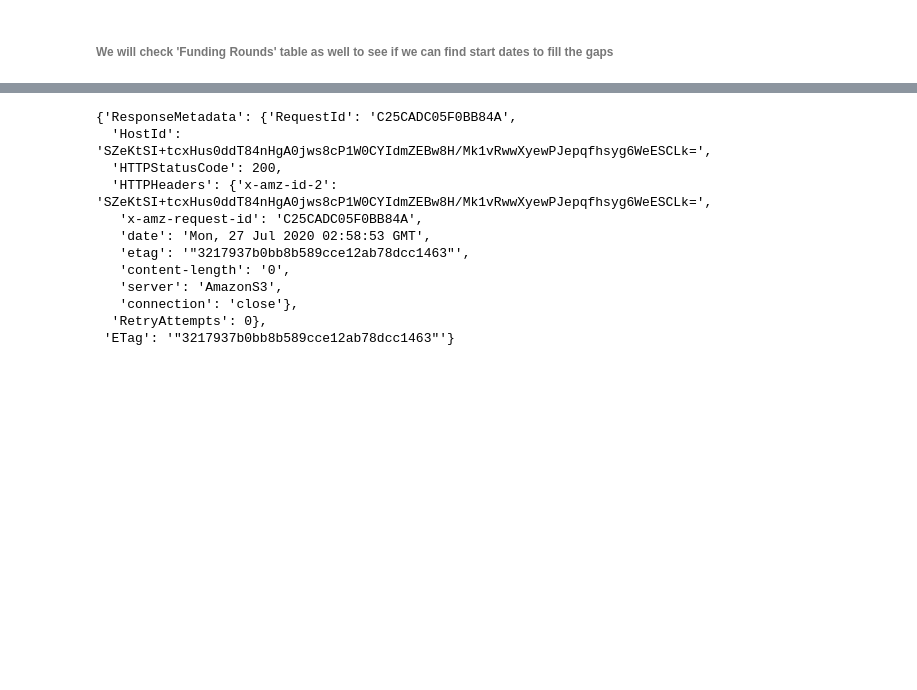
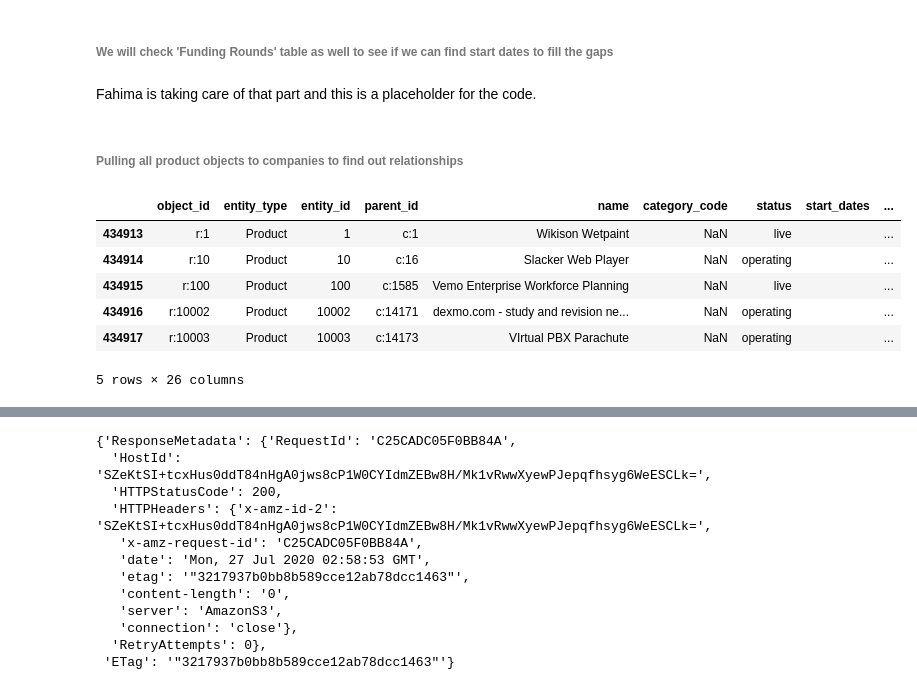
Before and after one commit to PaulIsenberg/FWIP_Venture, a Jupyter notebook: ETL_Winston_copy_transformation.ipynb, the cells around one changed output, grey strips where cells are left out. Cells and saved outputs as stored; diff of their text form; code cells hidden in the pictures; blank space fills up the shorter version.

```diff
--- a/ETL_Winston_copy_transformation.ipynb
+++ b/ETL_Winston_copy_transformation.ipynb
@@ -761,3 +761,17 @@ Similarly, Persons found in 'Relationships' table provide us with information wh
 So far, we have only 91227 records of start dates out of 196553 total records.
 # %% [markdown]
 ###### We will check 'Funding Rounds' table as well to see if we can find start dates to fill the gaps
+# %% [markdown]
+Fahima is taking care of that part and this is a placeholder for the code.
+# %% [markdown]
+###### Pulling all product objects to companies to find out relationships
+# %%
+products_df.head()
+# %% [output]
+|  | object_id | entity_type | entity_id | parent_id | name | category_code | status | start_dates | ... |
+| 434913 | r:1 | Product | 1 | c:1 | Wikison Wetpaint | NaN | live |  | ... |
+| 434914 | r:10 | Product | 10 | c:16 | Slacker Web Player | NaN | operating |  | ... |
+| 434915 | r:100 | Product | 100 | c:1585 | Vemo Enterprise Workforce Planning | NaN | live |  | ... |
+| 434916 | r:10002 | Product | 10002 | c:14171 | dexmo.com - study and revision ne... | NaN | operating |  | ... |
+| 434917 | r:10003 | Product | 10003 | c:14173 | VIrtual PBX Parachute | NaN | operating |  | ... |
+5 rows × 26 columns
```
Also changed, not shown: parts of 13 cells of this notebook.
